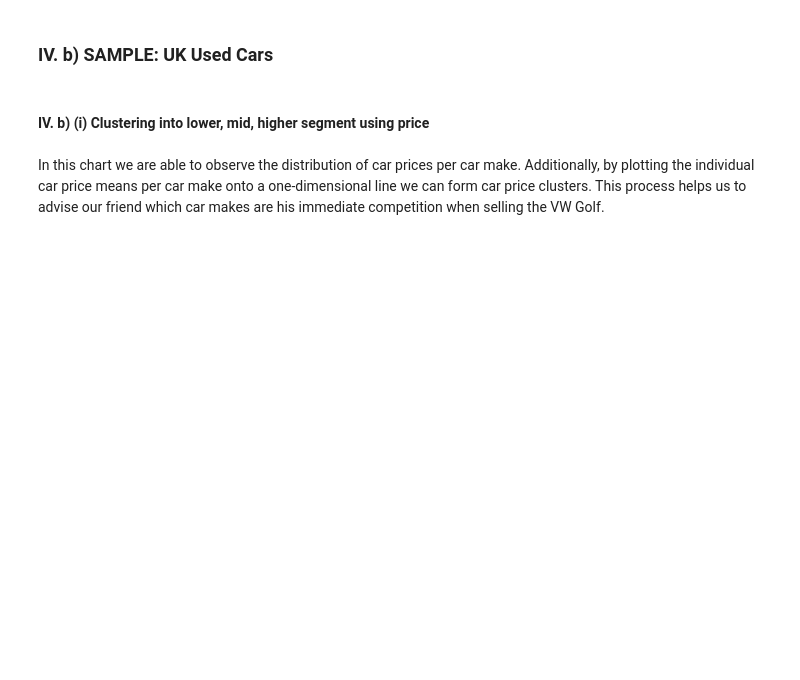
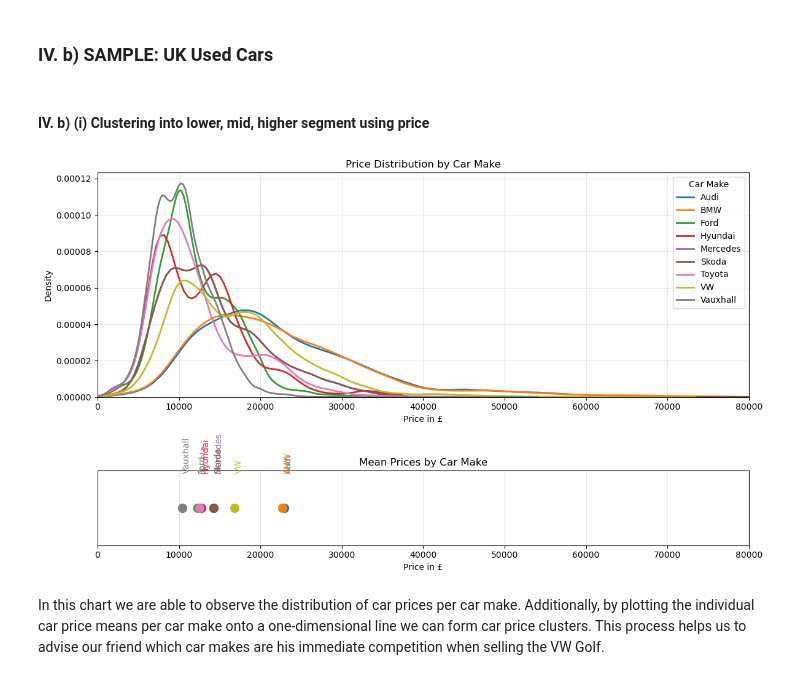
Before and after one commit to pholmes116/UK-used-car-prices-public, a Jupyter notebook: UK_car_rental.ipynb, the cells around one changed output. Saved outputs shown, nothing was run; the diff lists cells and outputs as text; code cells hidden in the pictures; blank space fills up the shorter version.

```diff
--- a/UK_car_rental.ipynb
+++ b/UK_car_rental.ipynb
@@ -526,35 +626,37 @@ make_means = uk_cars_data.groupby("Make")["price"].mean()
 
 # Filter data for the makes in make_means
 filtered_data = uk_cars_data[uk_cars_data["Make"].isin(make_means.index)]
 
 # Set up the figure and axes
 fig, axes = plt.subplots(2, 1, figsize=(12, 7), gridspec_kw={'height_ratios': [3, 1]})
 
 # First plot: KDE curves
 for make in make_means.index:
     sns.kdeplot(data=filtered_data[filtered_data["Make"] == make], x="price", label=make, ax=axes[0], linewidth=2, color=color_map[make])
 axes[0].set_title("Price Distribution by Car Make")
-axes[0].set_xlabel("Price")
+axes[0].set_xlabel("Price in £")
 axes[0].set_ylabel("Density")
 axes[0].legend(title="Car Make")
 axes[0].grid(alpha=0.3)
 axes[0].set_xlim((0, 80000))  # Set x-axis range for KDE plot
 
 # Second plot: Mean prices on a single-dimensional line
 for make in make_means.index:
     axes[1].scatter(make_means[make], 0, color=color_map[make], s=100, label=make)
 axes[1].set_yticks([])  # Remove y-axis ticks for clarity
 axes[1].set_xlim((0, 80000))  # Match x-axis range for the mean plot
 axes[1].set_title("Mean Prices by Car Make")
-axes[1].set_xlabel("Price")
+axes[1].set_xlabel("Price in £")
 axes[1].grid(alpha=0.3)
 
 # Annotate means with car make labels
 for make, mean in make_means.items():
     axes[1].text(mean, 0.05, make, rotation=90, va='bottom', fontsize=10, color=color_map[make])
 
 plt.tight_layout()
 plt.show()
+# %% [output]
+[figure, added]
 # %% [markdown]
 In this chart we are able to observe the distribution of car prices per car make. Additionally, by plotting the individual car price means per car make onto a one-dimensional line we can form car price clusters. This process helps us to advise our friend which car makes are his immediate competition when selling the VW Golf.
 # %% [markdown]
```
Also changed, not shown: parts of 25 cells of this notebook.
